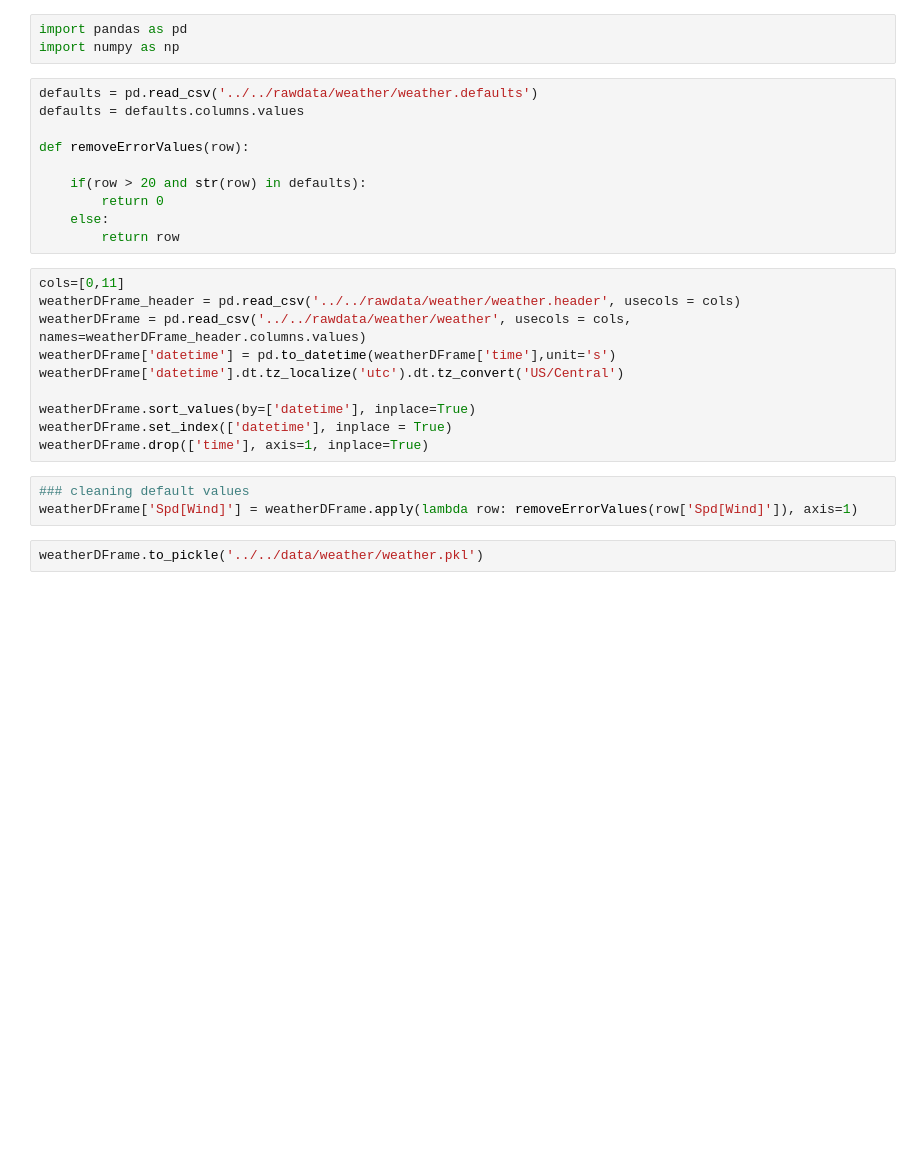
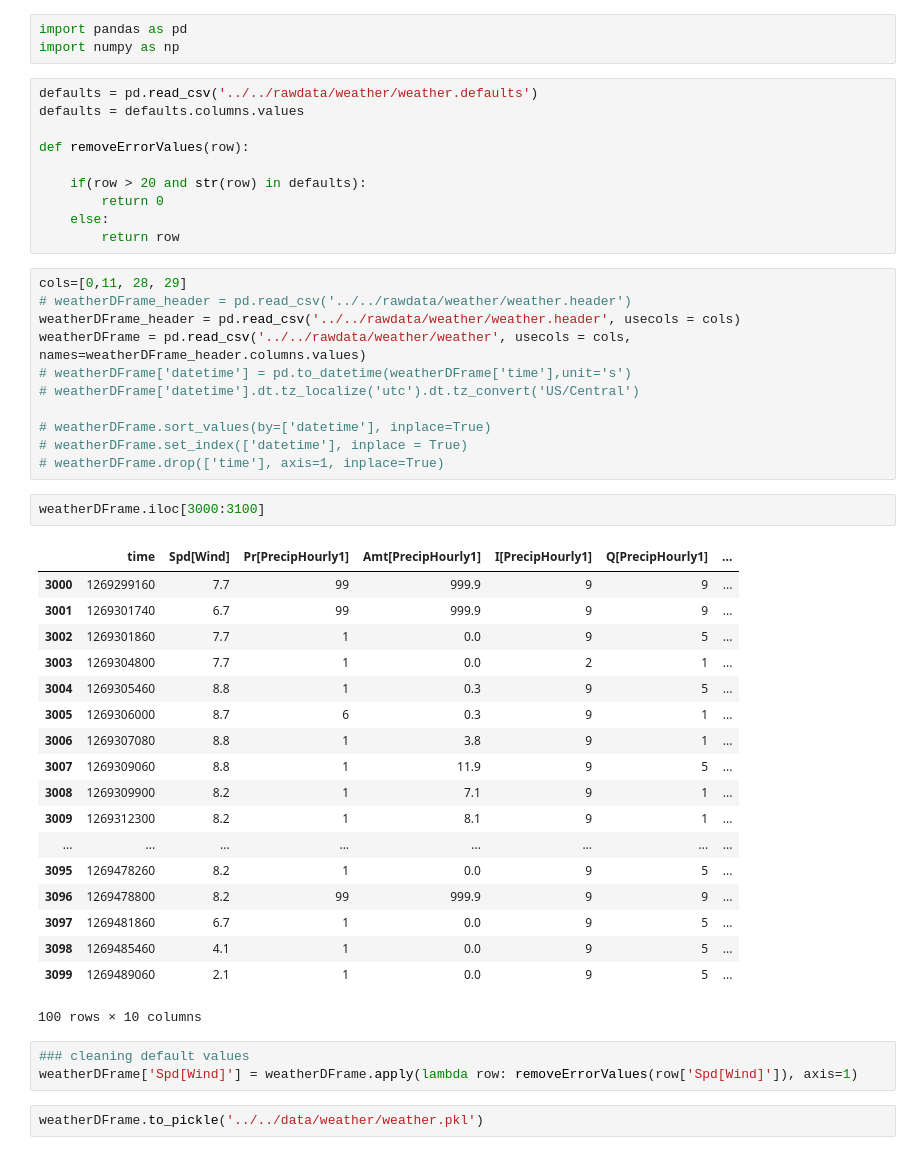
Before and after one commit to joaorulff/splmodeling, a Jupyter notebook: parsers/weather/weather_parser.ipynb, the cells around one changed output. Cells and saved outputs as stored; diff of their text form; blank space fills up the shorter version.

```diff
--- a/parsers/weather/weather_parser.ipynb
+++ b/parsers/weather/weather_parser.ipynb
@@ -12,15 +12,37 @@ def removeErrorValues(row):
     else:
         return row
 # %%
-cols=[0,11]
+cols=[0,11, 28, 29]
+# weatherDFrame_header = pd.read_csv('../../rawdata/weather/weather.header')
 weatherDFrame_header = pd.read_csv('../../rawdata/weather/weather.header', usecols = cols)
 weatherDFrame = pd.read_csv('../../rawdata/weather/weather', usecols = cols, names=weatherDFrame_header.columns.values)
-weatherDFrame['datetime'] = pd.to_datetime(weatherDFrame['time'],unit='s')
-weatherDFrame['datetime'].dt.tz_localize('utc').dt.tz_convert('US/Central')
+# weatherDFrame['datetime'] = pd.to_datetime(weatherDFrame['time'],unit='s')
+# weatherDFrame['datetime'].dt.tz_localize('utc').dt.tz_convert('US/Central')
 
-weatherDFrame.sort_values(by=['datetime'], inplace=True)
-weatherDFrame.set_index(['datetime'], inplace = True)
-weatherDFrame.drop(['time'], axis=1, inplace=True)
+# weatherDFrame.sort_values(by=['datetime'], inplace=True)
+# weatherDFrame.set_index(['datetime'], inplace = True)
+# weatherDFrame.drop(['time'], axis=1, inplace=True)
+# %%
+weatherDFrame.iloc[3000:3100]
+# %% [output]
+|  | time | Spd[Wind] | Pr[PrecipHourly1] | Amt[PrecipHourly1] | I[PrecipHourly1] | Q[PrecipHourly1] | ... |
+| 3000 | 1269299160 | 7.7 | 99 | 999.9 | 9 | 9 | ... |
+| 3001 | 1269301740 | 6.7 | 99 | 999.9 | 9 | 9 | ... |
+| 3002 | 1269301860 | 7.7 | 1 | 0.0 | 9 | 5 | ... |
+| 3003 | 1269304800 | 7.7 | 1 | 0.0 | 2 | 1 | ... |
+| 3004 | 1269305460 | 8.8 | 1 | 0.3 | 9 | 5 | ... |
+| 3005 | 1269306000 | 8.7 | 6 | 0.3 | 9 | 1 | ... |
+| 3006 | 1269307080 | 8.8 | 1 | 3.8 | 9 | 1 | ... |
+| 3007 | 1269309060 | 8.8 | 1 | 11.9 | 9 | 5 | ... |
+| 3008 | 1269309900 | 8.2 | 1 | 7.1 | 9 | 1 | ... |
+| 3009 | 1269312300 | 8.2 | 1 | 8.1 | 9 | 1 | ... |
+| ... | ... | ... | ... | ... | ... | ... | ... |
+| 3095 | 1269478260 | 8.2 | 1 | 0.0 | 9 | 5 | ... |
+| 3096 | 1269478800 | 8.2 | 99 | 999.9 | 9 | 9 | ... |
+| 3097 | 1269481860 | 6.7 | 1 | 0.0 | 9 | 5 | ... |
+| 3098 | 1269485460 | 4.1 | 1 | 0.0 | 9 | 5 | ... |
+| 3099 | 1269489060 | 2.1 | 1 | 0.0 | 9 | 5 | ... |
+100 rows × 10 columns
 # %%
 ### cleaning default values
 weatherDFrame['Spd[Wind]'] = weatherDFrame.apply(lambda row: removeErrorValues(row['Spd[Wind]']), axis=1)
```
Also changed, not shown: 3 other files.
